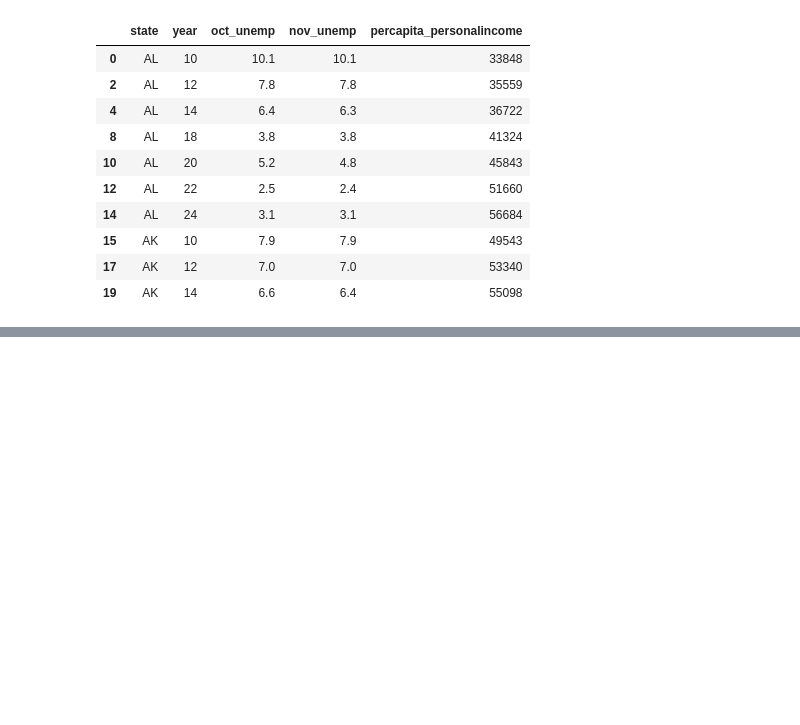
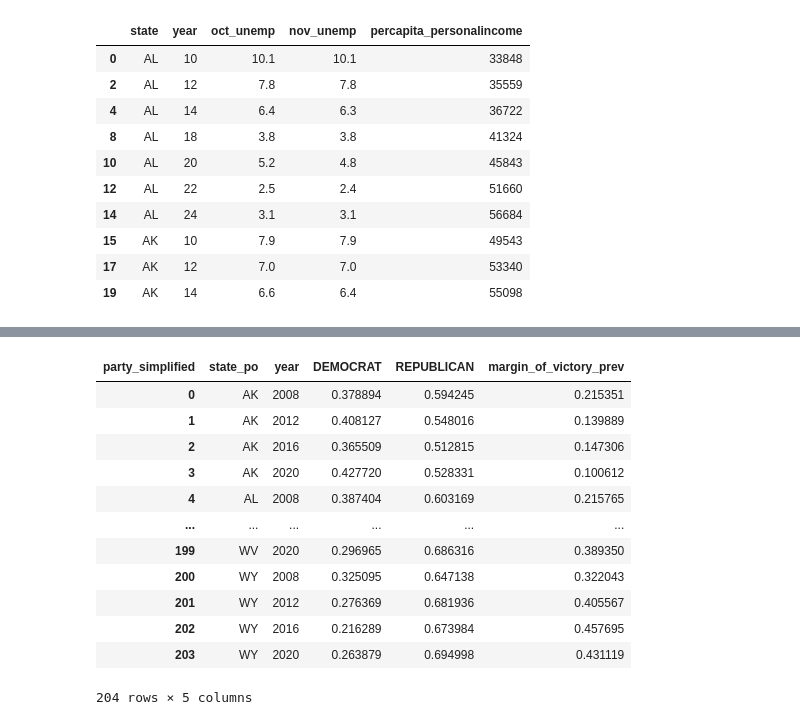
Before and after one commit to ecw70574/US-Census-Voting-and-Registration-DSCI-Capstone-Project, a Jupyter notebook: StateLevelEconIndicators.ipynb, the cells around one changed output, grey strips where cells are left out. Saved outputs shown, nothing was run; the diff lists cells and outputs as text; code cells hidden in the pictures; blank space fills up the shorter version.

```diff
--- a/StateLevelEconIndicators.ipynb
+++ b/StateLevelEconIndicators.ipynb
@@ -296,0 +398,2 @@ merged.to_csv('stateecon_indicators.csv', index=False)
+# %%
+wide_mit = wide_mit[["state_po", "year", "DEMOCRAT", "REPUBLICAN"]]
@@ -296,0 +416,18 @@ merged.to_csv('stateecon_indicators.csv', index=False)
+# %%
+# calculate difference
+wide_mit["margin_of_victory_prev"] = abs(wide_mit["DEMOCRAT"] - wide_mit["REPUBLICAN"])
+wide_mit
+# %% [output]
+| party_simplified | state_po | year | DEMOCRAT | REPUBLICAN | margin_of_victory_prev |
+| 0 | AK | 2008 | 0.378894 | 0.594245 | 0.215351 |
+| 1 | AK | 2012 | 0.408127 | 0.548016 | 0.139889 |
+| 2 | AK | 2016 | 0.365509 | 0.512815 | 0.147306 |
+| 3 | AK | 2020 | 0.427720 | 0.528331 | 0.100612 |
+| 4 | AL | 2008 | 0.387404 | 0.603169 | 0.215765 |
+| ... | ... | ... | ... | ... | ... |
+| 199 | WV | 2020 | 0.296965 | 0.686316 | 0.389350 |
+| 200 | WY | 2008 | 0.325095 | 0.647138 | 0.322043 |
+| 201 | WY | 2012 | 0.276369 | 0.681936 | 0.405567 |
+| 202 | WY | 2016 | 0.216289 | 0.673984 | 0.457695 |
+| 203 | WY | 2020 | 0.263879 | 0.694998 | 0.431119 |
+204 rows × 5 columns
```
Also changed, not shown: parts of 19 cells of this notebook.
